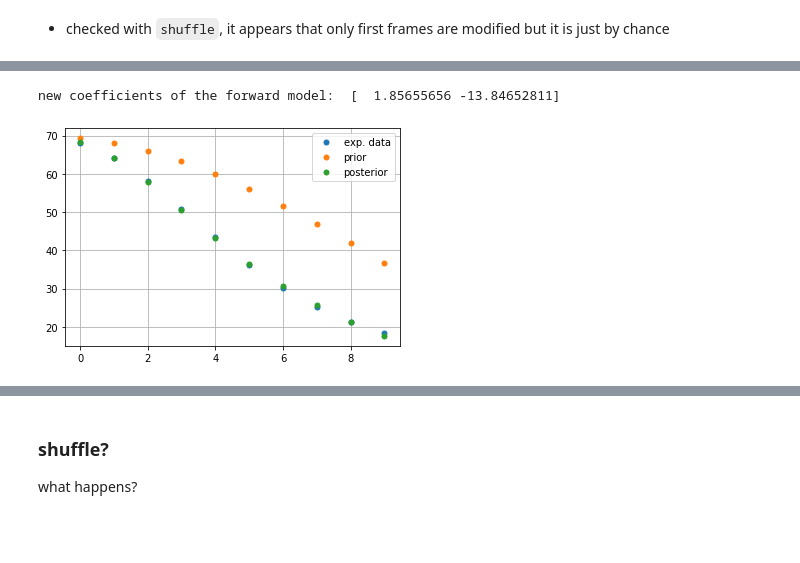
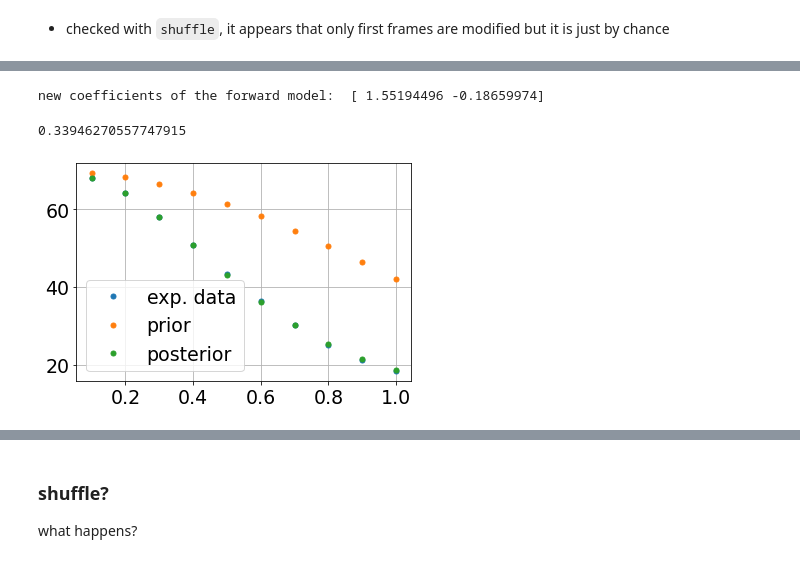
Before and after one commit to DavideDiVora/MD_refinement_on-the-fly, a Jupyter notebook: notebooks/reweighting_only.ipynb, the cells around one changed output, grey strips where cells are left out. Drawn from its saved outputs; the diff is of its cells as text; code cells hidden in the pictures; blank space fills up the shorter version.

```diff
--- a/notebooks/reweighting_only.ipynb
+++ b/notebooks/reweighting_only.ipynb
@@ -181,10 +260,10 @@ try with different regularizations for the coefficients of the forward model
 # %%
 def forward_model_regularization(coeffs, coeffs0):
     # L2 regularization
-    # regularization = (coeffs[0] - coeffs0[0])**2 + (coeffs[1] - coeffs0[1])**2
+    regularization = (coeffs[0] - coeffs0[0])**2 + (coeffs[1] - coeffs0[1])**2
 
     # regularization used in the thesis
-    regularization = jnp.log(coeffs[0])
+    # regularization = jnp.log(coeffs[0])
     return regularization
 
 regularization = {'forward_model_reg' : forward_model_regularization}
@@ -304,5 +391,7 @@ print(dkl)
 # %% [markdown]
 - checked with `shuffle`, it appears that only first frames are modified but it is just by chance
+# %%
+plt.rcParams.update({'font.size' : 19, 'lines.markersize': 7, 'lines.linewidth': 2})
 # %%
 my_hist = {}
 
@@ -335,7 +431,11 @@ print(dkl1, dkl2)
 # %%
 print('new coefficients of the forward model: ', result.pars)
 # %% [output]
-new coefficients of the forward model:  [  1.85655656 -13.84652811]
+new coefficients of the forward model:  [ 1.55194496 -0.18659974]
+# %%
+result.reg_fm
+# %% [output]
+0.33946270557747915
 # %%
 out_saxs = forward_model_fun(result.pars, data.mol['polymer'].forward_qs)['saxs']
 out_saxs_av = np.mean(out_saxs, axis=0)
@@ -343,10 +443,10 @@ out_saxs_av2 = np.average(out_saxs, axis=0, weights=new_weights)
 # %%
 plt.rcParams['lines.markersize'] = 10
 
-plt.plot(data.mol['polymer'].gexp['saxs'][:, 0], '.', label='exp. data')
-plt.plot(out_saxs_av, '.', label='prior')
-plt.plot(out_saxs_av2, '.', label='posterior')
+plt.plot(smd_prior.q_SAXS, data.mol['polymer'].gexp['saxs'][:, 0], '.', label='exp. data')
+plt.plot(smd_prior.q_SAXS, out_saxs_av, '.', label='prior')
+plt.plot(smd_prior.q_SAXS, out_saxs_av2, '.', label='posterior')
 plt.legend()
 plt.grid()
 # %% [output]
-[figure, old version]
+[figure, new version]
```
Also changed, not shown: parts of 24 cells of this notebook, 2 other files.
